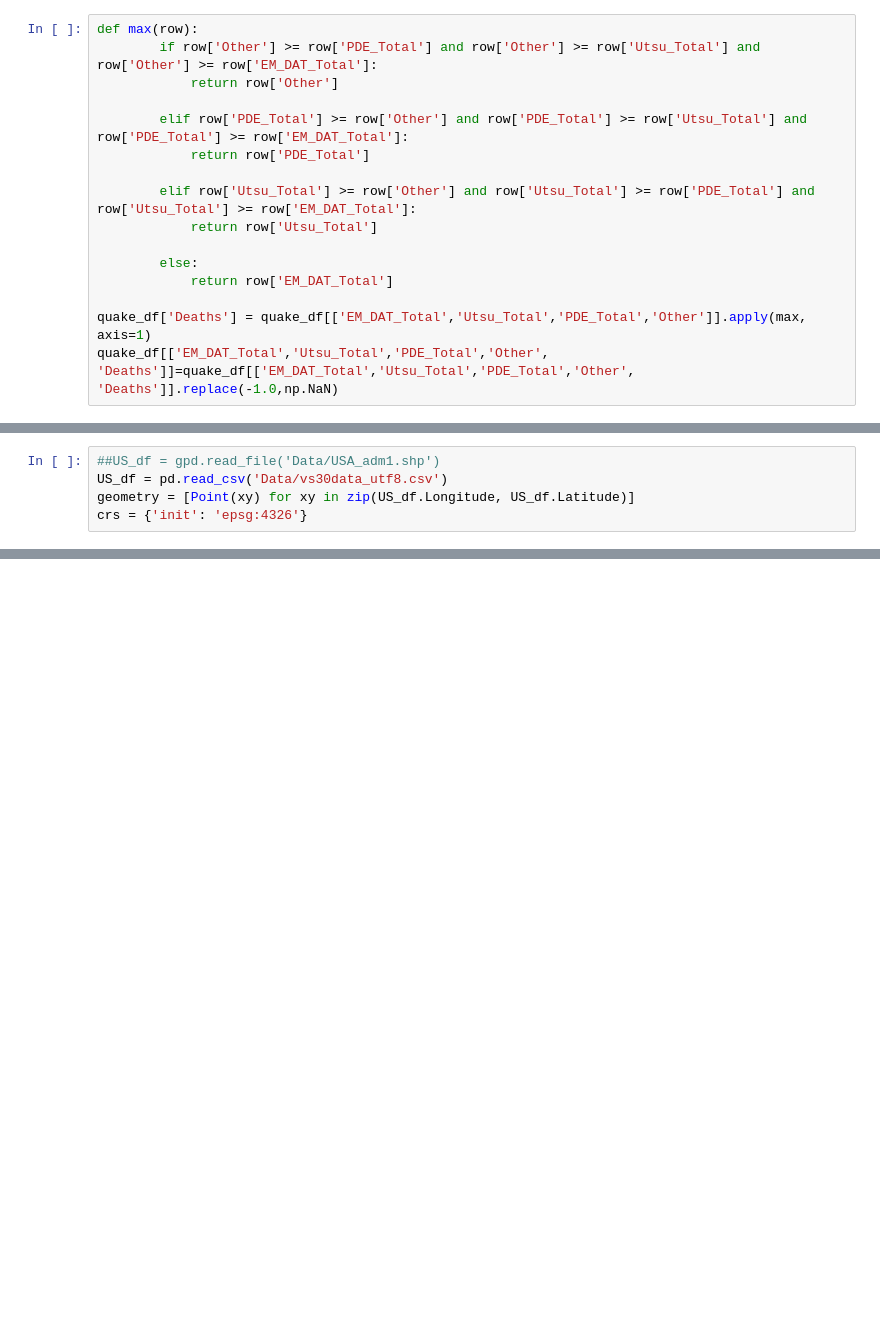
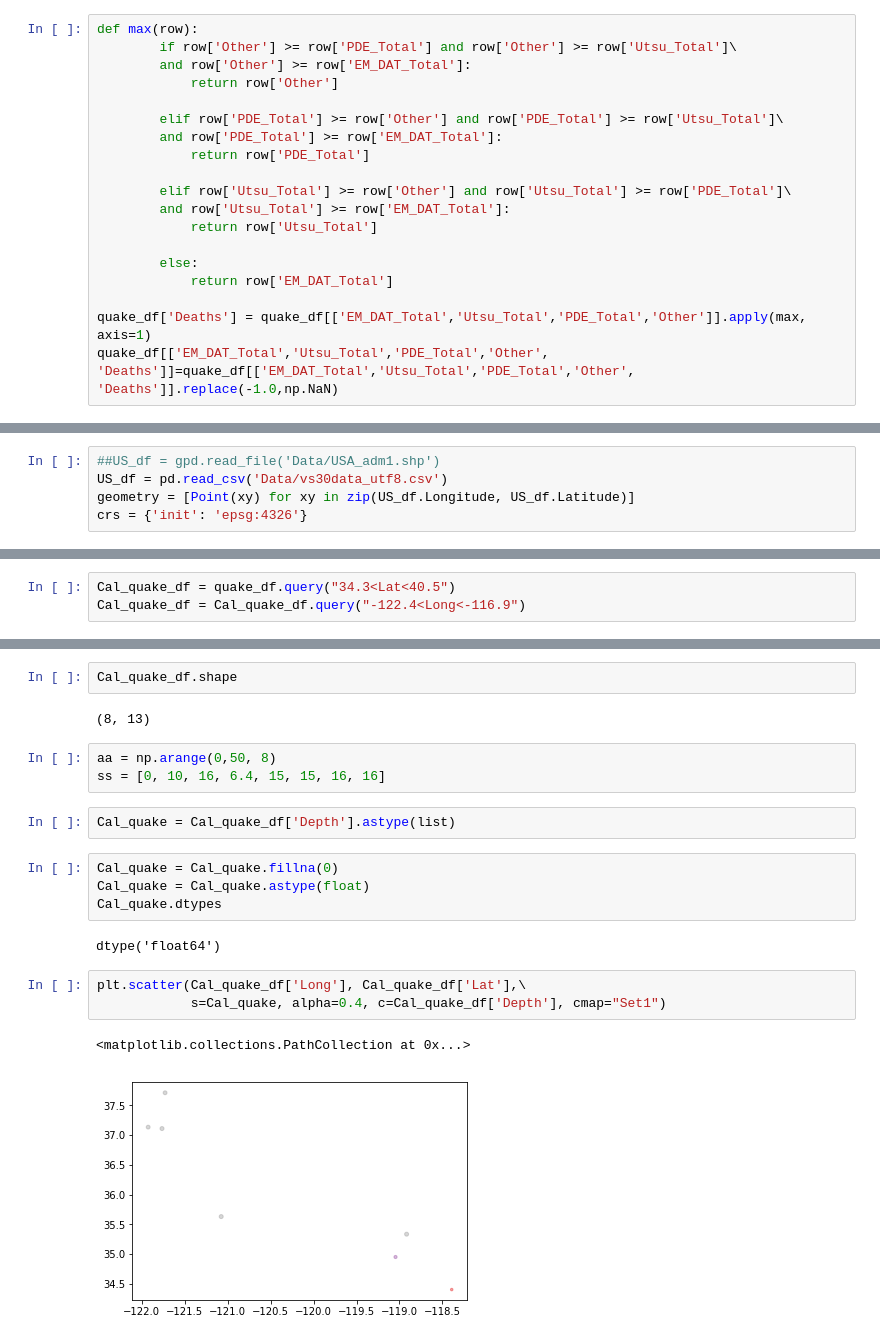
Before and after one commit to paulo-g-martinez/dq3-earthquakes, a Jupyter notebook: Data_Question_3.ipynb, the cells around one changed output, grey strips where cells are left out. Saved outputs shown, nothing was run; the diff lists cells and outputs as text; blank space fills up the shorter version.

```diff
--- a/Data_Question_3.ipynb
+++ b/Data_Question_3.ipynb
@@ -96,12 +114,15 @@ quake_df['Other'] = quake_df['Other'].astype(float)
 # %%
 def max(row):
-        if row['Other'] >= row['PDE_Total'] and row['Other'] >= row['Utsu_Total'] and row['Other'] >= row['EM_DAT_Total']:
+        if row['Other'] >= row['PDE_Total'] and row['Other'] >= row['Utsu_Total']\
+        and row['Other'] >= row['EM_DAT_Total']:
             return row['Other']
 
-        elif row['PDE_Total'] >= row['Other'] and row['PDE_Total'] >= row['Utsu_Total'] and row['PDE_Total'] >= row['EM_DAT_Total']:
+        elif row['PDE_Total'] >= row['Other'] and row['PDE_Total'] >= row['Utsu_Total']\
+        and row['PDE_Total'] >= row['EM_DAT_Total']:
             return row['PDE_Total']
 
-        elif row['Utsu_Total'] >= row['Other'] and row['Utsu_Total'] >= row['PDE_Total'] and row['Utsu_Total'] >= row['EM_DAT_Total']:
+        elif row['Utsu_Total'] >= row['Other'] and row['Utsu_Total'] >= row['PDE_Total']\
+        and row['Utsu_Total'] >= row['EM_DAT_Total']:
             return row['Utsu_Total']
 
         else:
@@ -211,0 +170,3 @@ W-1001 (NO_DATA_RENDERERS): Plot has no data renderers: Figure(id='b365c839-3396
+# %%
+Cal_quake_df = quake_df.query("34.3<Lat<40.5")
+Cal_quake_df = Cal_quake_df.query("-122.4<Long<-116.9")
@@ -211,0 +267,21 @@ W-1001 (NO_DATA_RENDERERS): Plot has no data renderers: Figure(id='b365c839-3396
+# %%
+Cal_quake_df.shape
+# %% [output]
+(8, 13)
+# %%
+aa = np.arange(0,50, 8)
+ss = [0, 10, 16, 6.4, 15, 15, 16, 16]
+# %%
+Cal_quake = Cal_quake_df['Depth'].astype(list)
+# %%
+Cal_quake = Cal_quake.fillna(0)
+Cal_quake = Cal_quake.astype(float)
+Cal_quake.dtypes
+# %% [output]
+dtype('float64')
+# %%
+plt.scatter(Cal_quake_df['Long'], Cal_quake_df['Lat'],\
+            s=Cal_quake, alpha=0.4, c=Cal_quake_df['Depth'], cmap="Set1")
+# %% [output]
+<matplotlib.collections.PathCollection at 0x...>
+[figure, added]
```
Also changed, not shown: parts of 29 cells of this notebook.
